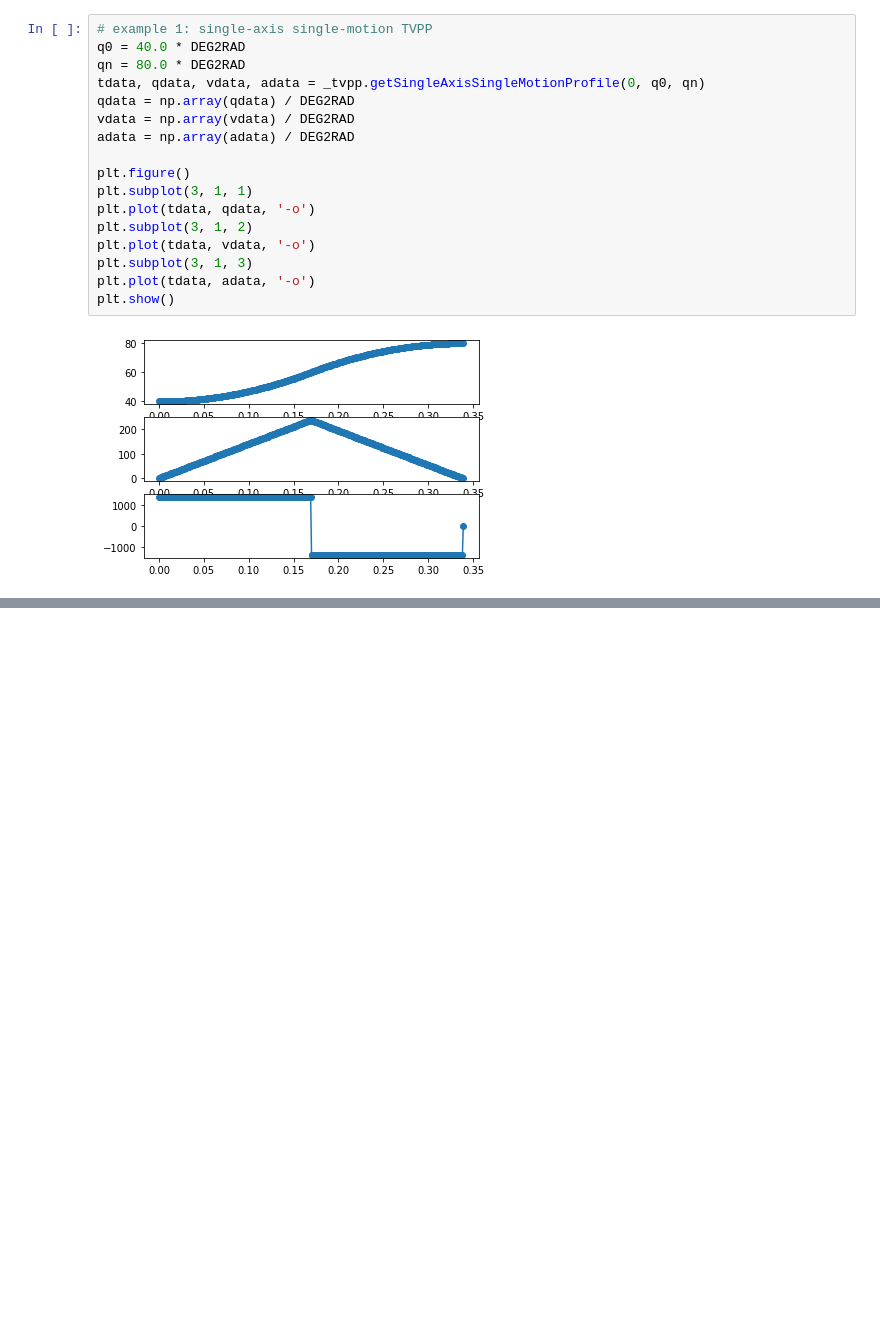
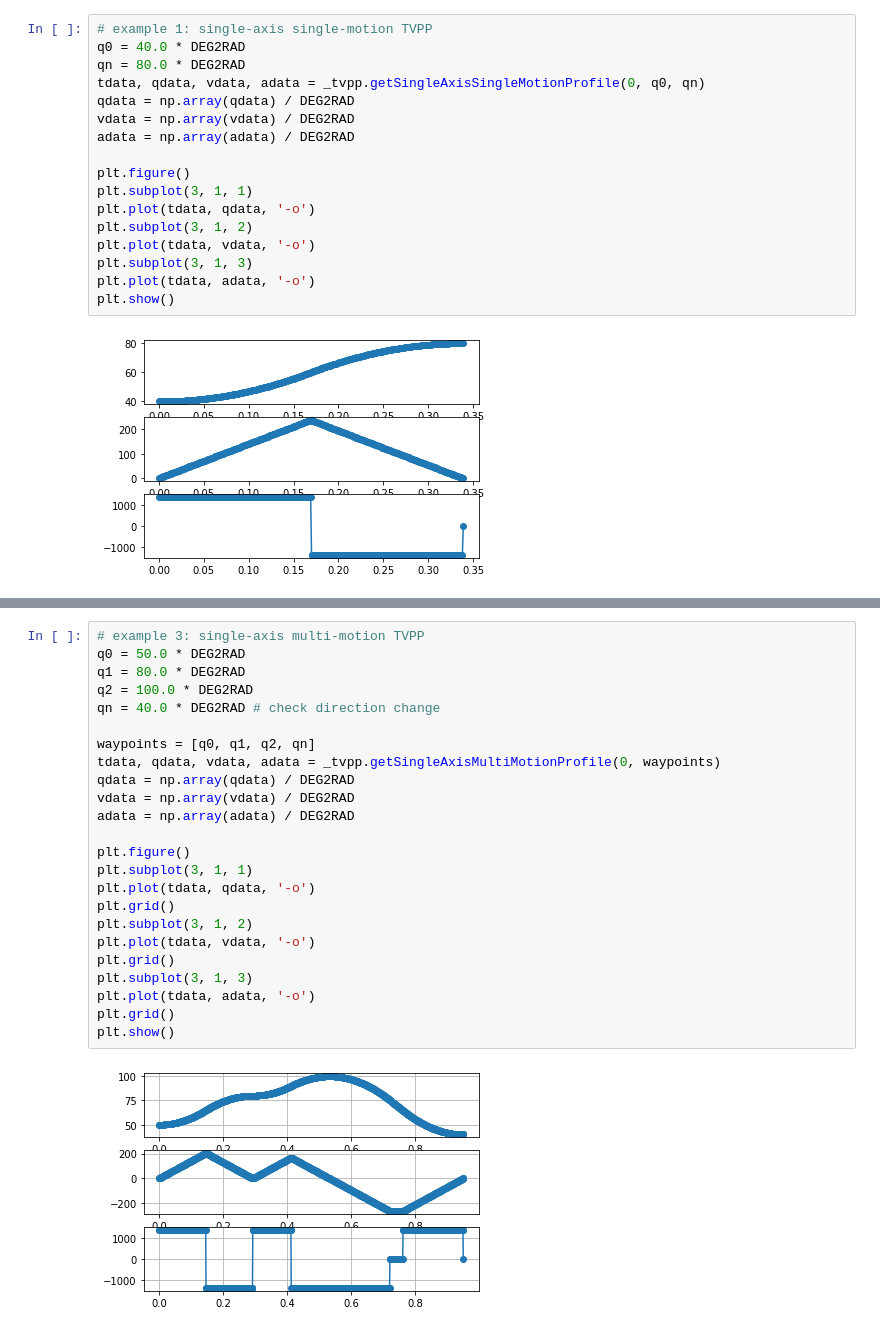
Before and after one commit to szmlb/tvpp, a Jupyter notebook: tvpp_notebook.ipynb, the cells around one changed output, grey strips where cells are left out. Saved outputs shown, nothing was run; the diff lists cells and outputs as text; blank space fills up the shorter version.

Commit message:
Added single-axis multi-motion and multi-axis multi-motion

```diff
--- a/tvpp_notebook.ipynb
+++ b/tvpp_notebook.ipynb
@@ -84,0 +85,26 @@ plt.show()
+# %%
+# example 3: single-axis multi-motion TVPP
+q0 = 50.0 * DEG2RAD
+q1 = 80.0 * DEG2RAD
+q2 = 100.0 * DEG2RAD
+qn = 40.0 * DEG2RAD # check direction change
+
+waypoints = [q0, q1, q2, qn]
+tdata, qdata, vdata, adata = _tvpp.getSingleAxisMultiMotionProfile(0, waypoints)
+qdata = np.array(qdata) / DEG2RAD
+vdata = np.array(vdata) / DEG2RAD
+adata = np.array(adata) / DEG2RAD
+
+plt.figure()
+plt.subplot(3, 1, 1)
+plt.plot(tdata, qdata, '-o')
+plt.grid()
+plt.subplot(3, 1, 2)
+plt.plot(tdata, vdata, '-o')
+plt.grid()
+plt.subplot(3, 1, 3)
+plt.plot(tdata, adata, '-o')
+plt.grid()
+plt.show()
+# %% [output]
+[figure, added]
```
Also changed, not shown: parts of 2 cells of this notebook.
